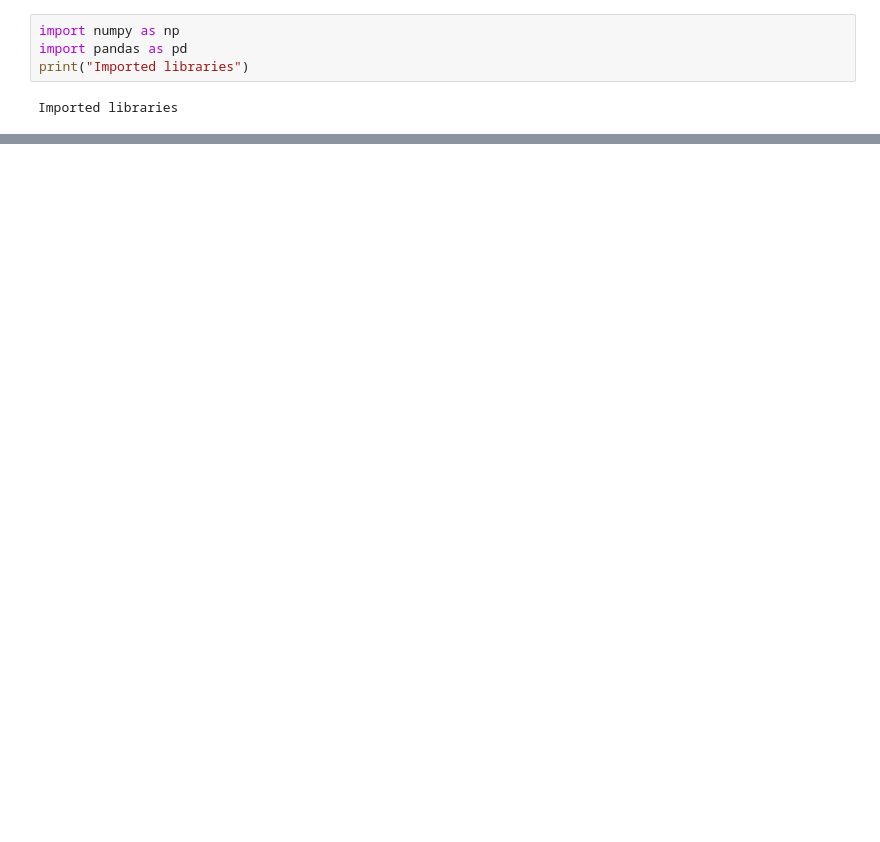
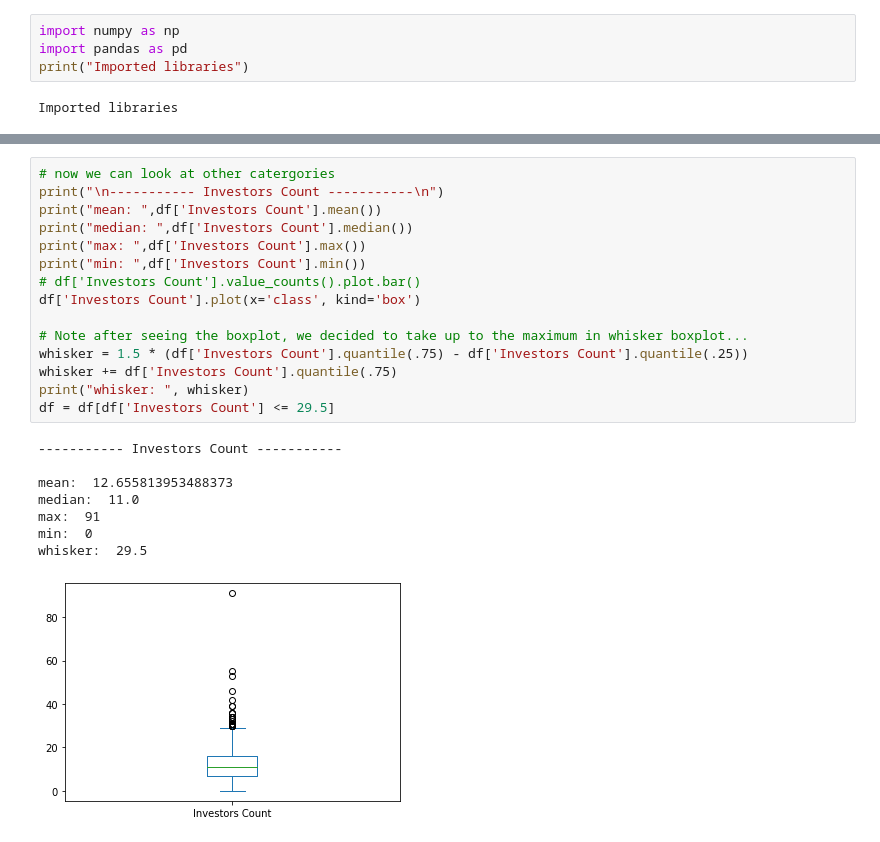
Before and after one commit to tuanqpham0921/Unicorn-Startup-Evaluation, a Jupyter notebook: project.ipynb, the cells around one changed output, grey strips where cells are left out. Saved outputs shown, nothing was run; the diff lists cells and outputs as text; blank space fills up the shorter version.

```diff
--- a/project.ipynb
+++ b/project.ipynb
@@ -58,0 +101,24 @@ df.head()
+# %%
+# now we can look at other catergories
+print("\n----------- Investors Count -----------\n")
+print("mean: ",df['Investors Count'].mean())
+print("median: ",df['Investors Count'].median())
+print("max: ",df['Investors Count'].max())
+print("min: ",df['Investors Count'].min())
+# df['Investors Count'].value_counts().plot.bar()
+df['Investors Count'].plot(x='class', kind='box')
+
+# Note after seeing the boxplot, we decided to take up to the maximum in whisker boxplot...
+whisker = 1.5 * (df['Investors Count'].quantile(.75) - df['Investors Count'].quantile(.25))
+whisker += df['Investors Count'].quantile(.75)
+print("whisker: ", whisker)
+df = df[df['Investors Count'] <= 29.5]
+# %% [output]
+----------- Investors Count -----------
+
+mean:  12.655813953488373
+median:  11.0
+max:  91
+min:  0
+whisker:  29.5
+[figure, added]
```
Also changed, not shown: parts of 15 cells of this notebook.
